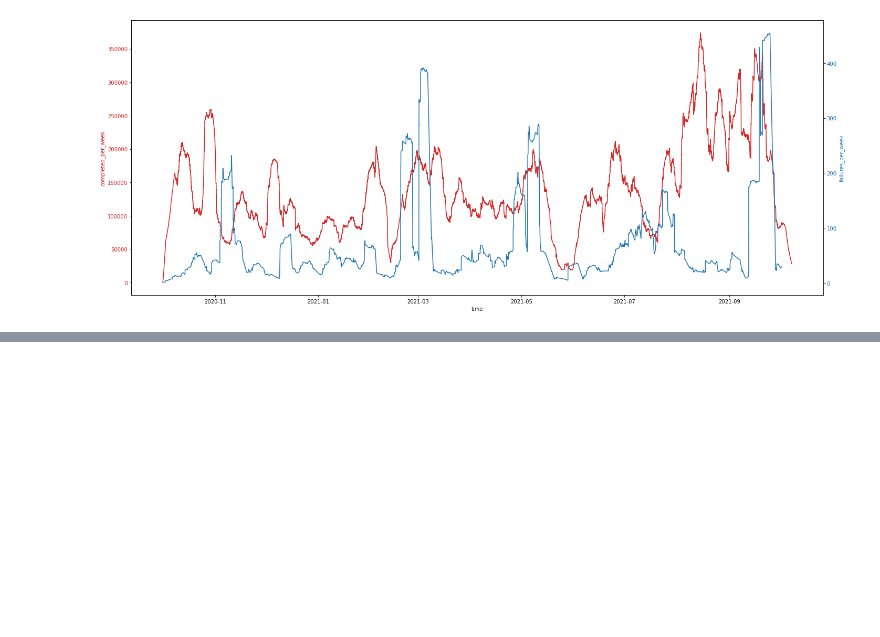
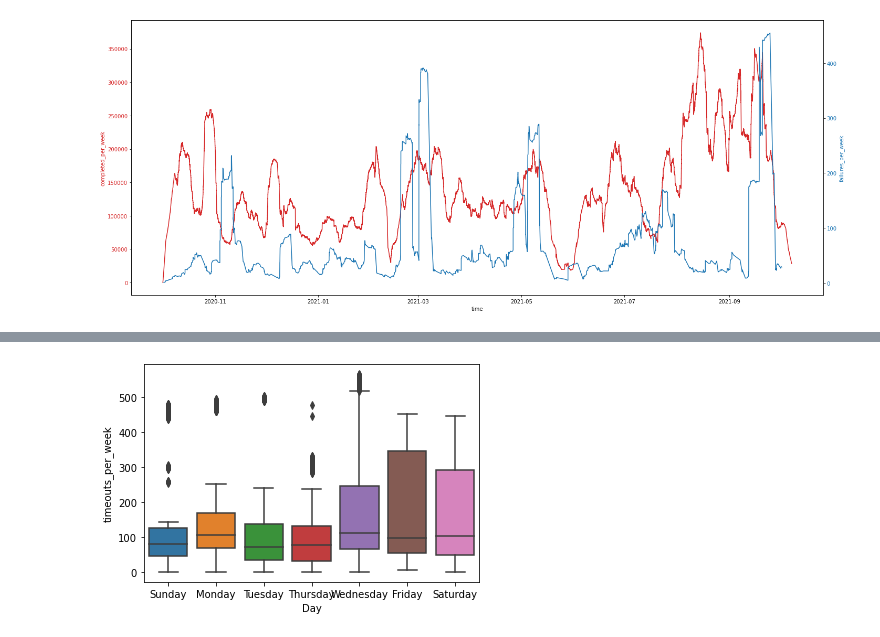
Before and after one commit to nedatahe/accre-candy-corn, a Jupyter notebook: 2021-10-26 Fullsample_ACCRE_JG.ipynb, the cells around one changed output, grey strips where cells are left out. Cells and saved outputs as stored; diff of their text form; code cells hidden in the pictures; blank space fills up the shorter version.

```diff
--- a/2021-10-26 Fullsample_ACCRE_JG.ipynb
+++ b/2021-10-26 Fullsample_ACCRE_JG.ipynb
@@ -302,0 +322,4 @@ plt.show()
+# %%
+logs['Day'] = logs['time'].dt.day_name()
+
+logs['Day'].value_counts()
@@ -302,0 +335,4 @@ plt.show()
+# %%
+sns.boxplot(data=logs, x = 'Day', y ='timeouts_per_week', orient = 'v' );
+# %% [output]
+[figure, added]
```
Also changed, not shown: parts of 48 cells of this notebook.
